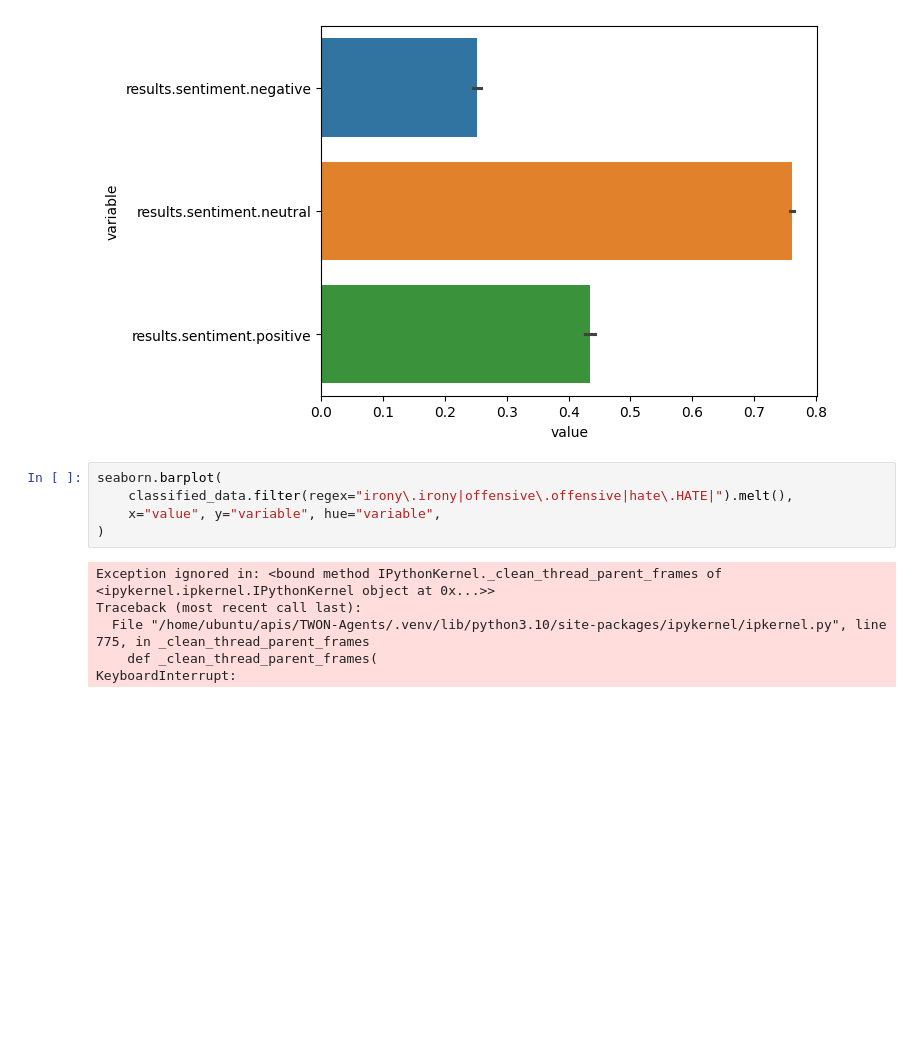
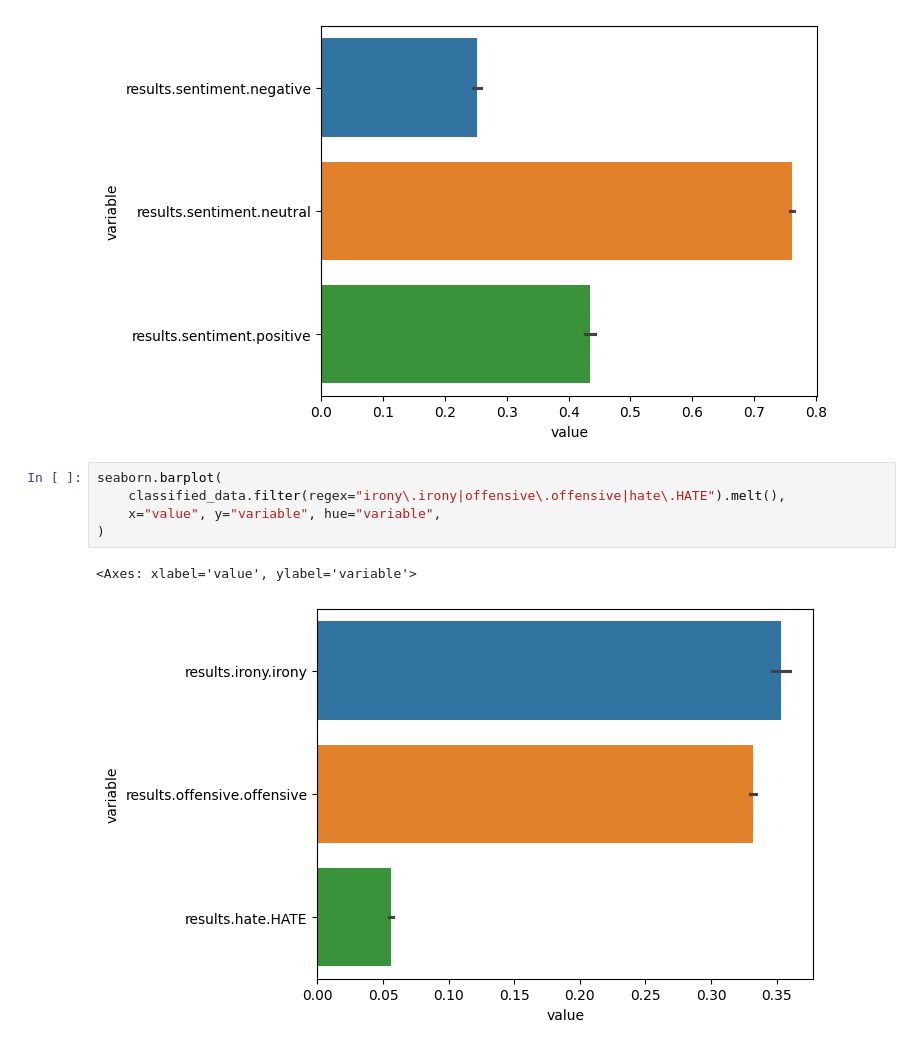
Before and after one commit to cl-trier/TWON-Agents, a Jupyter notebook: notebooks/00--Twitter-Germany-MdBTweets-Processing.ipynb, the cells around one changed output. Drawn from its saved outputs; the diff is of its cells as text; blank space fills up the shorter version.

Commit message:
add further data analysis

```diff
--- a/notebooks/00--Twitter-Germany-MdBTweets-Processing.ipynb
+++ b/notebooks/00--Twitter-Germany-MdBTweets-Processing.ipynb
@@ -178,12 +178,9 @@ seaborn.barplot(
 [figure]
 # %%
 seaborn.barplot(
-    classified_data.filter(regex="irony\.irony|offensive\.offensive|hate\.HATE|").melt(),
+    classified_data.filter(regex="irony\.irony|offensive\.offensive|hate\.HATE").melt(),
     x="value", y="variable", hue="variable",
 )
 # %% [output]
-Exception ignored in: <bound method IPythonKernel._clean_thread_parent_frames of <ipykernel.ipkernel.IPythonKernel object at 0x...>>
-Traceback (most recent call last):
-  File "/home/ubuntu/apis/TWON-Agents/.venv/lib/python3.10/site-packages/ipykernel/ipkernel.py", line 775, in _clean_thread_parent_frames
-    def _clean_thread_parent_frames(
-KeyboardInterrupt:
+<Axes: xlabel='value', ylabel='variable'>
+[figure, added]
```
Also changed, not shown: 1 other file.
